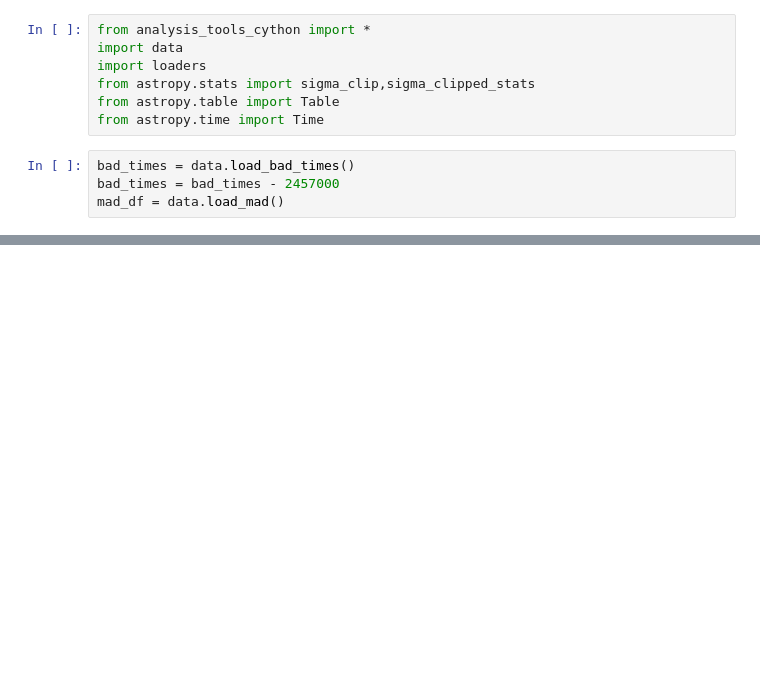
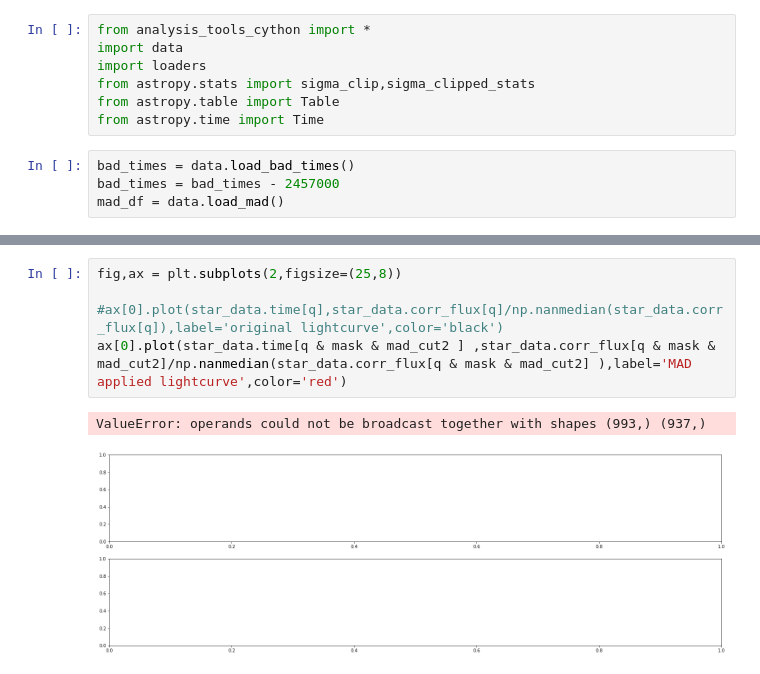
Before and after one commit to azibn/automated_exocomet_hunt, a Jupyter notebook: Notebooks/Eleanor_Test.ipynb, the cells around one changed output, grey strips where cells are left out. Saved outputs shown, nothing was run; the diff lists cells and outputs as text; blank space fills up the shorter version.

```diff
--- a/Notebooks/Eleanor_Test.ipynb
+++ b/Notebooks/Eleanor_Test.ipynb
@@ -113,0 +144,8 @@ NameError: name 'mad_arr' is not defined
+# %%
+fig,ax = plt.subplots(2,figsize=(25,8))
+
+#ax[0].plot(star_data.time[q],star_data.corr_flux[q]/np.nanmedian(star_data.corr_flux[q]),label='original lightcurve',color='black')
+ax[0].plot(star_data.time[q & mask & mad_cut2 ] ,star_data.corr_flux[q & mask & mad_cut2]/np.nanmedian(star_data.corr_flux[q & mask & mad_cut2] ),label='MAD applied lightcurve',color='red')
+# %% [output]
+ValueError: operands could not be broadcast together with shapes (993,) (937,)
+[figure, added]
```
Also changed, not shown: parts of 22 cells of this notebook, 1 other file.
